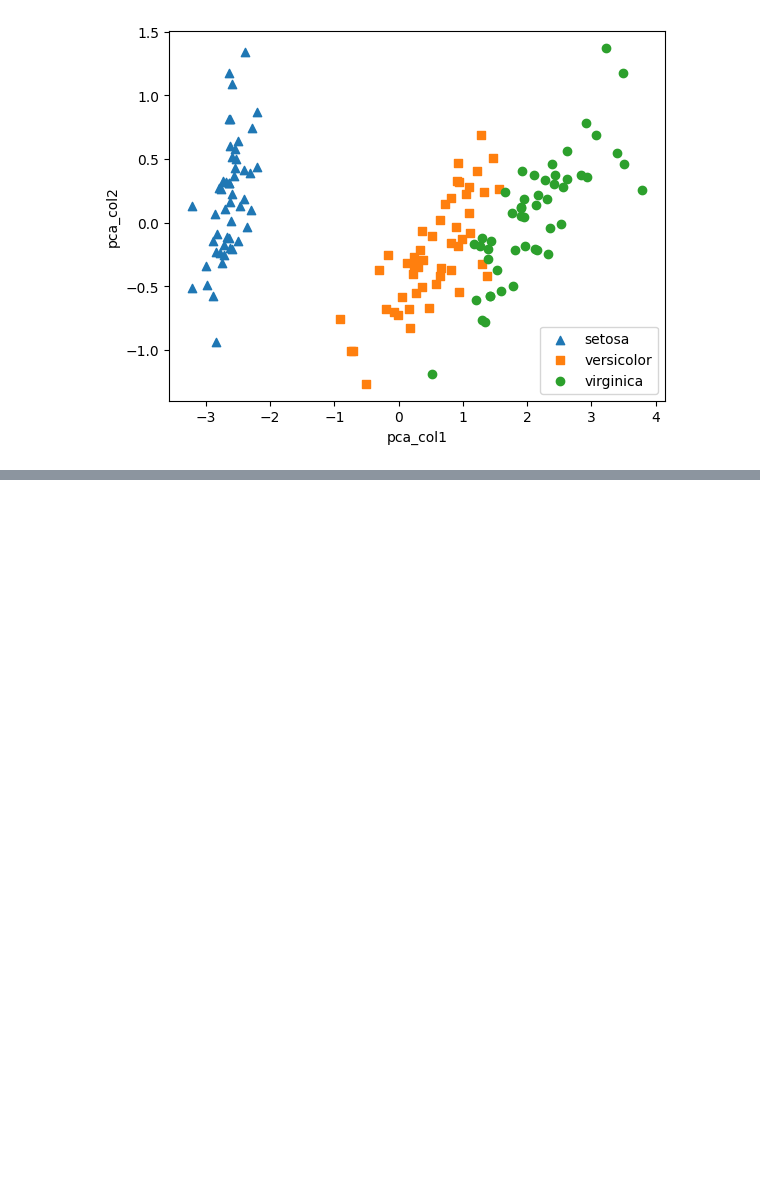
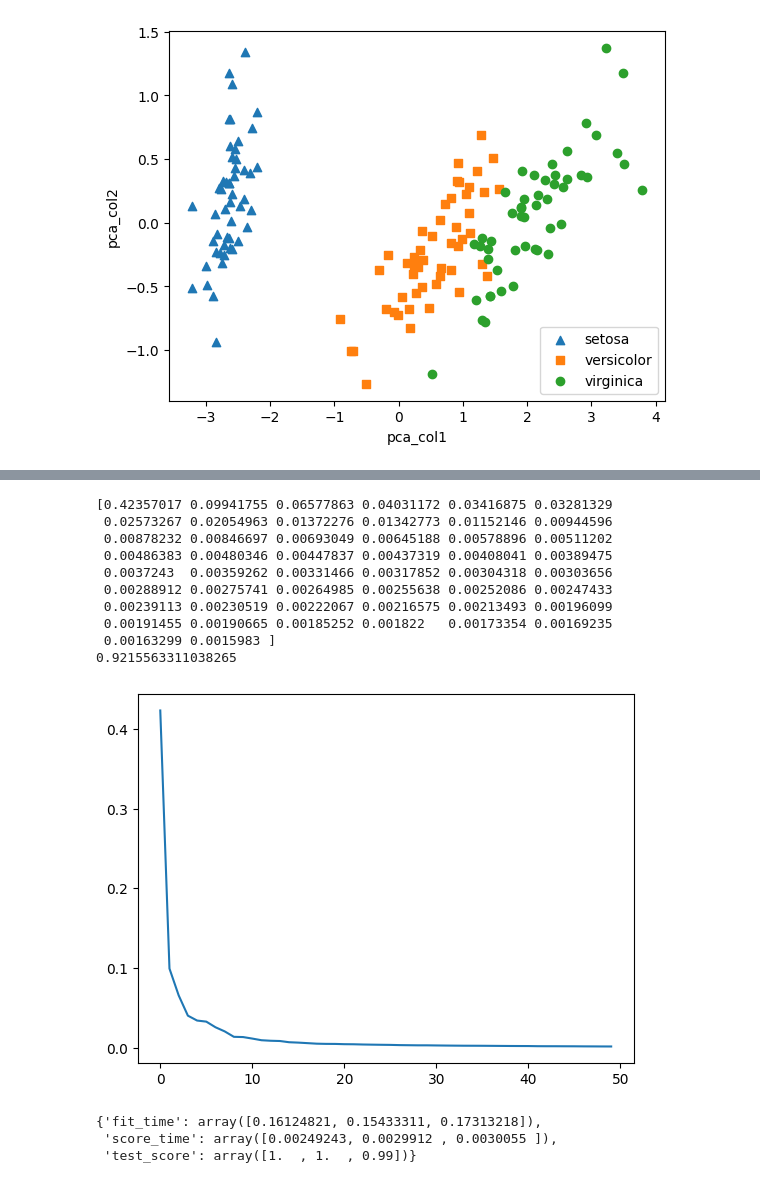
Before and after one commit to yugyeongh/encore_skn11, a Jupyter notebook: 05_ml-workspace/06_dim_reduction/01_pca_lda.ipynb, the cells around one changed output, grey strips where cells are left out. Saved outputs shown, nothing was run; the diff lists cells and outputs as text; code cells hidden in the pictures; blank space fills up the shorter version.

```diff
--- a/05_ml-workspace/06_dim_reduction/01_pca_lda.ipynb
+++ b/05_ml-workspace/06_dim_reduction/01_pca_lda.ipynb
@@ -70,0 +168,17 @@ array([0.92461872, 0.05306648])
+# %%
+print(pca.explained_variance_ratio_)
+print(pca.explained_variance_ratio_.sum())
+plt.plot(pca.explained_variance_ratio_)
+plt.show()
+# %% [output]
+[0.42357017 0.09941755 0.06577863 0.04031172 0.03416875 0.03281329
+ 0.02573267 0.02054963 0.01372276 0.01342773 0.01152146 0.00944596
+ 0.00878232 0.00846697 0.00693049 0.00645188 0.00578896 0.00511202
+ 0.00486383 0.00480346 0.00447837 0.00437319 0.00408041 0.00389475
+ 0.0037243  0.00359262 0.00331466 0.00317852 0.00304318 0.00303656
+ 0.00288912 0.00275741 0.00264985 0.00255638 0.00252086 0.00247433
+ 0.00239113 0.00230519 0.00222067 0.00216575 0.00213493 0.00196099
+ 0.00191455 0.00190665 0.00185252 0.001822   0.00173354 0.00169235
+ 0.00163299 0.0015983 ]
+0.9215563311038265
+[figure, added]
@@ -70,0 +188,14 @@ array([0.92461872, 0.05306648])
+# %%
+# 원본 데이터 교차검증 점수 확인
+
+# cross_val_score: 각 cv의 점수 반환
+# cross_validate: 각 cv의 학습시간, 테스트시간, cv의 점수 반환 (평가지표 여러 개 사용 가능)
+from sklearn.model_selection import cross_validate
+
+lr_clf = LogisticRegression(max_iter=1000)
+result = cross_validate(lr_clf, fruits_1d, target, cv=3) # 모델, 원본 데이터, y 데이터, 검증 횟수
+result
+# %% [output]
+{'fit_time': array([0.16124821, 0.15433311, 0.17313218]),
+ 'score_time': array([0.00249243, 0.0029912 , 0.0030055 ]),
+ 'test_score': array([1.  , 1.  , 0.99])}
```
Also changed, not shown: parts of 33 cells of this notebook, 3 other files.
